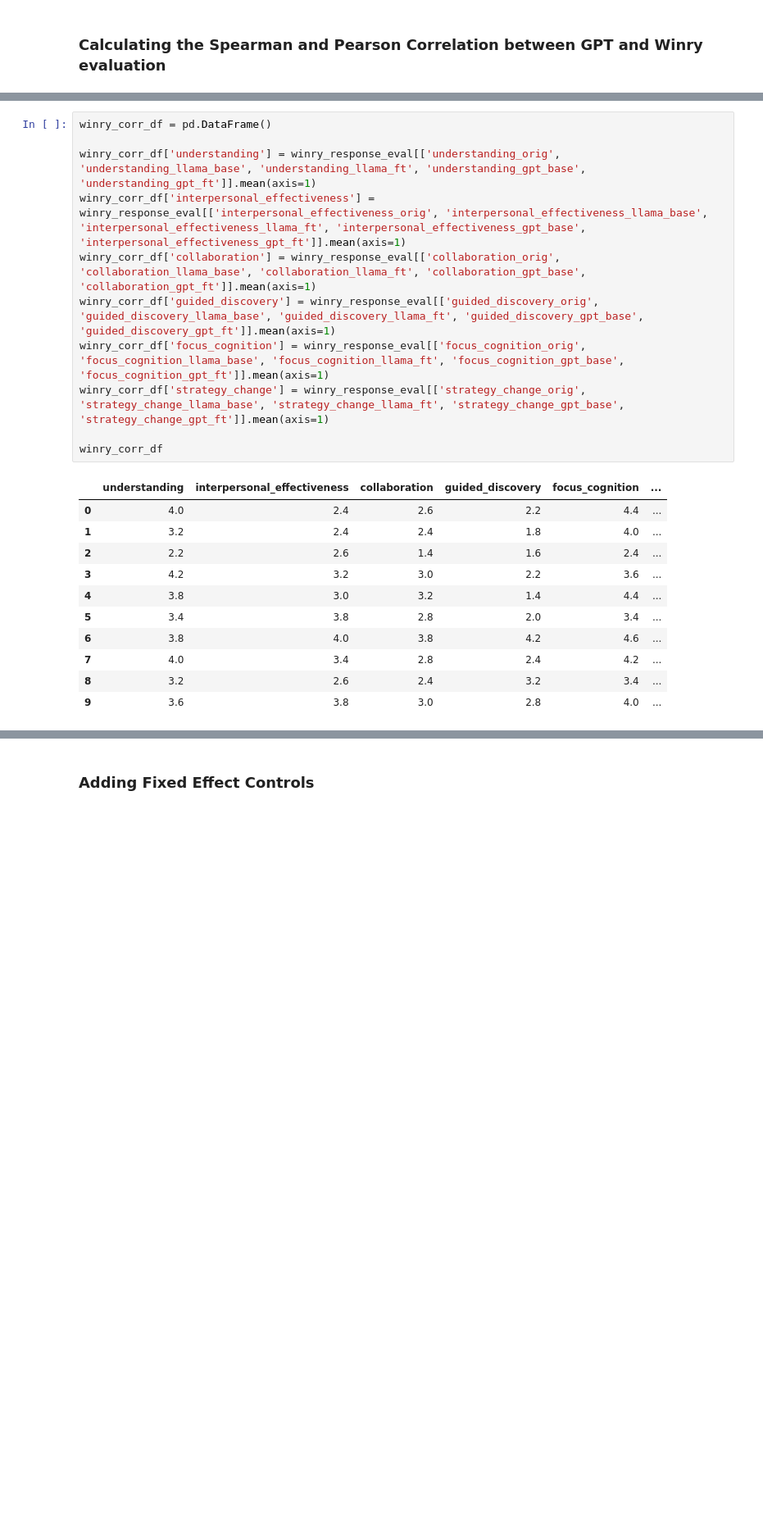
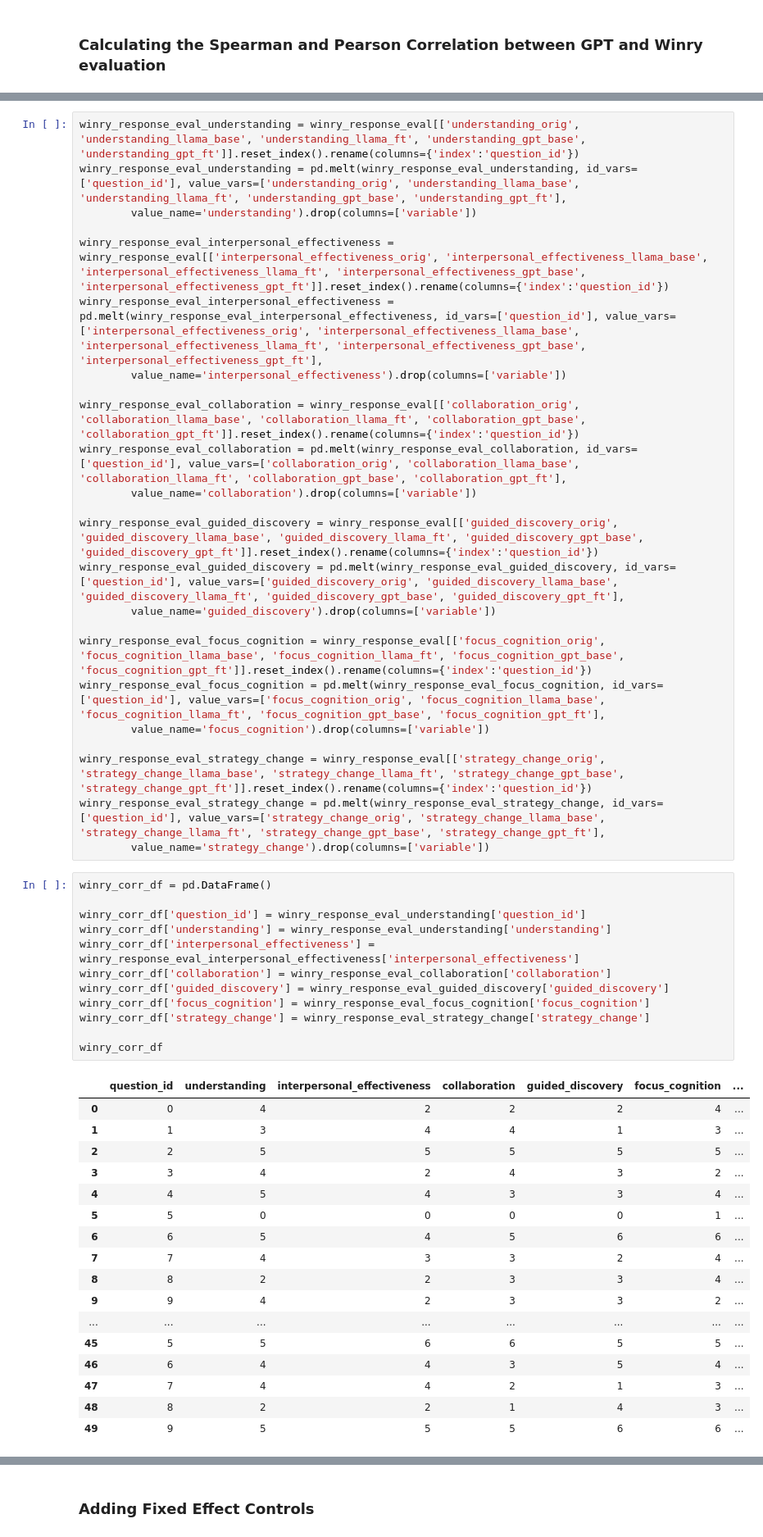
Before and after one commit to embedded-robotics/mental-health-agents, a Jupyter notebook: src/dpo-finetuning/winry_response_evaluation.ipynb, the cells around one changed output, grey strips where cells are left out. Shown: that part at 82% size. Saved outputs shown, nothing was run; the diff lists cells and outputs as text; blank space fills up the shorter version.

Commit message:
Implemented the Winry code

```diff
--- a/src/dpo-finetuning/winry_response_evaluation.ipynb
+++ b/src/dpo-finetuning/winry_response_evaluation.ipynb
@@ -878,23 +881,54 @@ plt.show()
+# %%
+winry_response_eval_understanding = winry_response_eval[['understanding_orig', 'understanding_llama_base', 'understanding_llama_ft', 'understanding_gpt_base', 'understanding_gpt_ft']].reset_index().rename(columns={'index':'question_id'})
+winry_response_eval_understanding = pd.melt(winry_response_eval_understanding, id_vars=['question_id'], value_vars=['understanding_orig', 'understanding_llama_base', 'understanding_llama_ft', 'understanding_gpt_base', 'understanding_gpt_ft'],
+        value_name='understanding').drop(columns=['variable'])
+
+winry_response_eval_interpersonal_effectiveness = winry_response_eval[['interpersonal_effectiveness_orig', 'interpersonal_effectiveness_llama_base', 'interpersonal_effectiveness_llama_ft', 'interpersonal_effectiveness_gpt_base', 'interpersonal_effectiveness_gpt_ft']].reset_index().rename(columns={'index':'question_id'})
+winry_response_eval_interpersonal_effectiveness = pd.melt(winry_response_eval_interpersonal_effectiveness, id_vars=['question_id'], value_vars=['interpersonal_effectiveness_orig', 'interpersonal_effectiveness_llama_base', 'interpersonal_effectiveness_llama_ft', 'interpersonal_effectiveness_gpt_base', 'interpersonal_effectiveness_gpt_ft'],
+        value_name='interpersonal_effectiveness').drop(columns=['variable'])
+
+winry_response_eval_collaboration = winry_response_eval[['collaboration_orig', 'collaboration_llama_base', 'collaboration_llama_ft', 'collaboration_gpt_base', 'collaboration_gpt_ft']].reset_index().rename(columns={'index':'question_id'})
+winry_response_eval_collaboration = pd.melt(winry_response_eval_collaboration, id_vars=['question_id'], value_vars=['collaboration_orig', 'collaboration_llama_base', 'collaboration_llama_ft', 'collaboration_gpt_base', 'collaboration_gpt_ft'],
+        value_name='collaboration').drop(columns=['variable'])
+
+winry_response_eval_guided_discovery = winry_response_eval[['guided_discovery_orig', 'guided_discovery_llama_base', 'guided_discovery_llama_ft', 'guided_discovery_gpt_base', 'guided_discovery_gpt_ft']].reset_index().rename(columns={'index':'question_id'})
+winry_response_eval_guided_discovery = pd.melt(winry_response_eval_guided_discovery, id_vars=['question_id'], value_vars=['guided_discovery_orig', 'guided_discovery_llama_base', 'guided_discovery_llama_ft', 'guided_discovery_gpt_base', 'guided_discovery_gpt_ft'],
+        value_name='guided_discovery').drop(columns=['variable'])
+
+winry_response_eval_focus_cognition = winry_response_eval[['focus_cognition_orig', 'focus_cognition_llama_base', 'focus_cognition_llama_ft', 'focus_cognition_gpt_base', 'focus_cognition_gpt_ft']].reset_index().rename(columns={'index':'question_id'})
+winry_response_eval_focus_cognition = pd.melt(winry_response_eval_focus_cognition, id_vars=['question_id'], value_vars=['focus_cognition_orig', 'focus_cognition_llama_base', 'focus_cognition_llama_ft', 'focus_cognition_gpt_base', 'focus_cognition_gpt_ft'],
+        value_name='focus_cognition').drop(columns=['variable'])
+
+winry_response_eval_strategy_change = winry_response_eval[['strategy_change_orig', 'strategy_change_llama_base', 'strategy_change_llama_ft', 'strategy_change_gpt_base', 'strategy_change_gpt_ft']].reset_index().rename(columns={'index':'question_id'})
+winry_response_eval_strategy_change = pd.melt(winry_response_eval_strategy_change, id_vars=['question_id'], value_vars=['strategy_change_orig', 'strategy_change_llama_base', 'strategy_change_llama_ft', 'strategy_change_gpt_base', 'strategy_change_gpt_ft'],
+        value_name='strategy_change').drop(columns=['variable'])
 # %%
 winry_corr_df = pd.DataFrame()
 
-winry_corr_df['understanding'] = winry_response_eval[['understanding_orig', 'understanding_llama_base', 'understanding_llama_ft', 'understanding_gpt_base', 'understanding_gpt_ft']].mean(axis=1)
-winry_corr_df['interpersonal_effectiveness'] = winry_response_eval[['interpersonal_effectiveness_orig', 'interpersonal_effectiveness_llama_base', 'interpersonal_effectiveness_llama_ft', 'interpersonal_effectiveness_gpt_base', 'interpersonal_effectiveness_gpt_ft']].mean(axis=1)
-winry_corr_df['collaboration'] = winry_response_eval[['collaboration_orig', 'collaboration_llama_base', 'collaboration_llama_ft', 'collaboration_gpt_base', 'collaboration_gpt_ft']].mean(axis=1)
-winry_corr_df['guided_discovery'] = winry_response_eval[['guided_discovery_orig', 'guided_discovery_llama_base', 'guided_discovery_llama_ft', 'guided_discovery_gpt_base', 'guided_discovery_gpt_ft']].mean(axis=1)
-winry_corr_df['focus_cognition'] = winry_response_eval[['focus_cognition_orig', 'focus_cognition_llama_base', 'focus_cognition_llama_ft', 'focus_cognition_gpt_base', 'focus_cognition_gpt_ft']].mean(axis=1)
-winry_corr_df['strategy_change'] = winry_response_eval[['strategy_change_orig', 'strategy_change_llama_base', 'strategy_change_llama_ft', 'strategy_change_gpt_base', 'strategy_change_gpt_ft']].mean(axis=1)
+winry_corr_df['question_id'] = winry_response_eval_understanding['question_id']
+winry_corr_df['understanding'] = winry_response_eval_understanding['understanding']
+winry_corr_df['interpersonal_effectiveness'] = winry_response_eval_interpersonal_effectiveness['interpersonal_effectiveness']
+winry_corr_df['collaboration'] = winry_response_eval_collaboration['collaboration']
+winry_corr_df['guided_discovery'] = winry_response_eval_guided_discovery['guided_discovery']
+winry_corr_df['focus_cognition'] = winry_response_eval_focus_cognition['focus_cognition']
+winry_corr_df['strategy_change'] = winry_response_eval_strategy_change['strategy_change']
 
 winry_corr_df
 # %% [output]
-|  | understanding | interpersonal_effectiveness | collaboration | guided_discovery | focus_cognition | ... |
-| 0 | 4.0 | 2.4 | 2.6 | 2.2 | 4.4 | ... |
-| 1 | 3.2 | 2.4 | 2.4 | 1.8 | 4.0 | ... |
-| 2 | 2.2 | 2.6 | 1.4 | 1.6 | 2.4 | ... |
-| 3 | 4.2 | 3.2 | 3.0 | 2.2 | 3.6 | ... |
-| 4 | 3.8 | 3.0 | 3.2 | 1.4 | 4.4 | ... |
-| 5 | 3.4 | 3.8 | 2.8 | 2.0 | 3.4 | ... |
-| 6 | 3.8 | 4.0 | 3.8 | 4.2 | 4.6 | ... |
-| 7 | 4.0 | 3.4 | 2.8 | 2.4 | 4.2 | ... |
-| 8 | 3.2 | 2.6 | 2.4 | 3.2 | 3.4 | ... |
-| 9 | 3.6 | 3.8 | 3.0 | 2.8 | 4.0 | ... |
+|  | question_id | understanding | interpersonal_effectiveness | collaboration | guided_discovery | focus_cognition | ... |
+| 0 | 0 | 4 | 2 | 2 | 2 | 4 | ... |
+| 1 | 1 | 3 | 4 | 4 | 1 | 3 | ... |
+| 2 | 2 | 5 | 5 | 5 | 5 | 5 | ... |
+| 3 | 3 | 4 | 2 | 4 | 3 | 2 | ... |
+| 4 | 4 | 5 | 4 | 3 | 3 | 4 | ... |
+| 5 | 5 | 0 | 0 | 0 | 0 | 1 | ... |
+| 6 | 6 | 5 | 4 | 5 | 6 | 6 | ... |
+| 7 | 7 | 4 | 3 | 3 | 2 | 4 | ... |
+| 8 | 8 | 2 | 2 | 3 | 3 | 4 | ... |
+| 9 | 9 | 4 | 2 | 3 | 3 | 2 | ... |
+| ... | ... | ... | ... | ... | ... | ... | ... |
+| 45 | 5 | 5 | 6 | 6 | 5 | 5 | ... |
+| 46 | 6 | 4 | 4 | 3 | 5 | 4 | ... |
+| 47 | 7 | 4 | 4 | 2 | 1 | 3 | ... |
+| 48 | 8 | 2 | 2 | 1 | 4 | 3 | ... |
+| 49 | 9 | 5 | 5 | 5 | 6 | 6 | ... |
```
Also changed, not shown: parts of 40 cells of this notebook.
